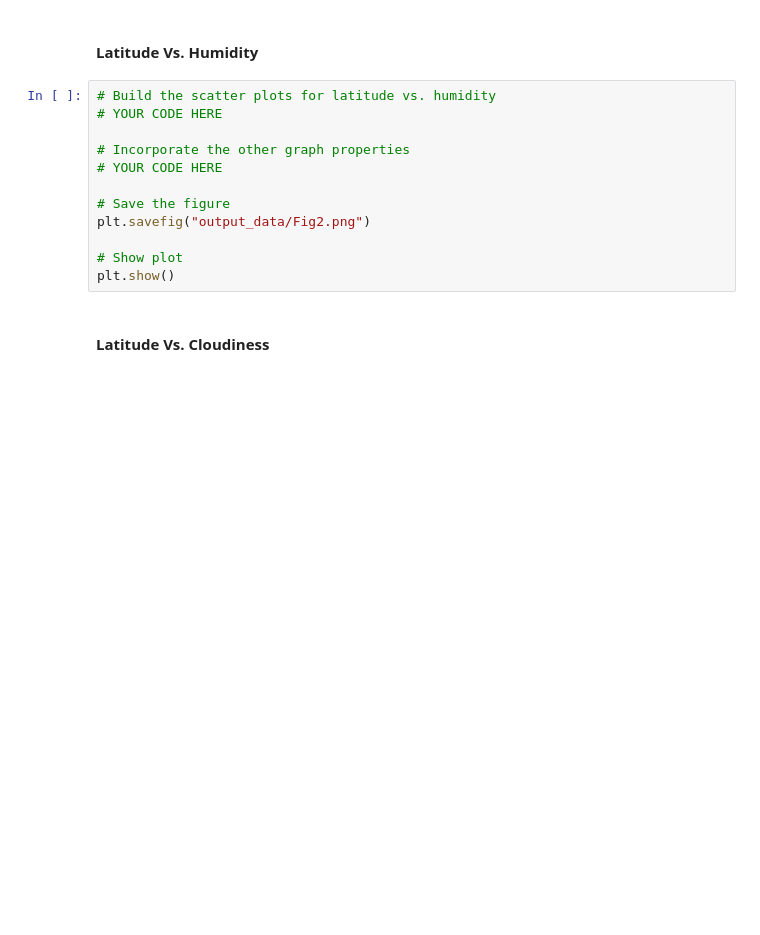
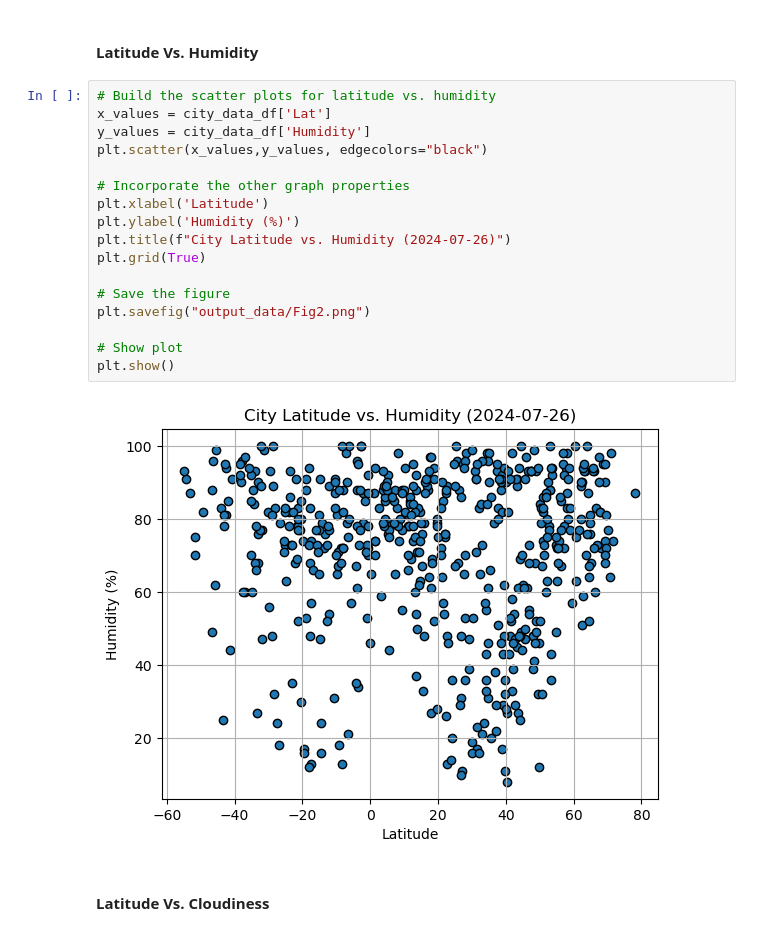
Before and after one commit to hopkinsbowman78/hvplot-api-keys, a Jupyter notebook: WeatherPy.ipynb, the cells around one changed output. Drawn from its saved outputs; the diff is of its cells as text; blank space fills up the shorter version.

```diff
--- a/WeatherPy.ipynb
+++ b/WeatherPy.ipynb
@@ -209,16 +213,23 @@ plt.show()
 #### Latitude Vs. Humidity
 # %%
 # Build the scatter plots for latitude vs. humidity
-# YOUR CODE HERE
+x_values = city_data_df['Lat']
+y_values = city_data_df['Humidity']
+plt.scatter(x_values,y_values, edgecolors="black")
 
 # Incorporate the other graph properties
-# YOUR CODE HERE
+plt.xlabel('Latitude')
+plt.ylabel('Humidity (%)')
+plt.title(f"City Latitude vs. Humidity (2024-07-26)")
+plt.grid(True)
 
 # Save the figure
 plt.savefig("output_data/Fig2.png")
 
 # Show plot
 plt.show()
+# %% [output]
+[figure, added]
 # %% [markdown]
 #### Latitude Vs. Cloudiness
 # %%
```
Also changed, not shown: parts of 8 cells of this notebook, 5 other files.
